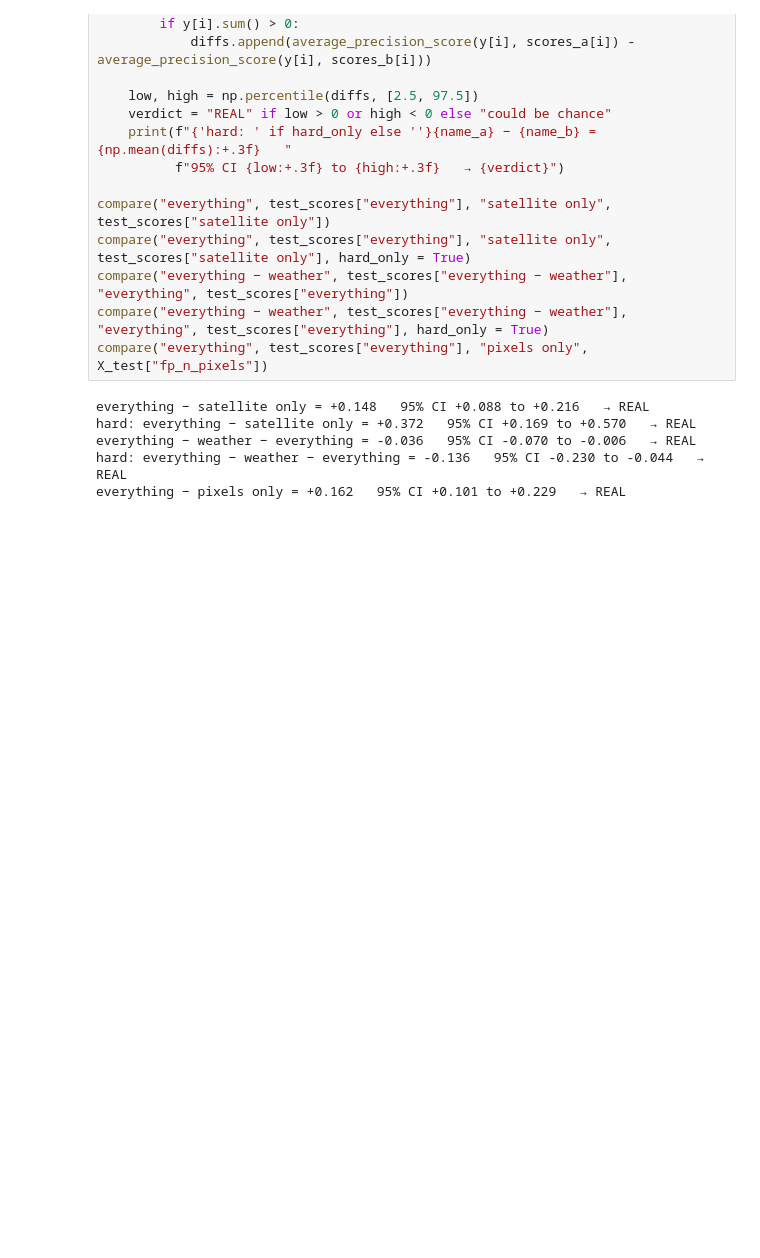
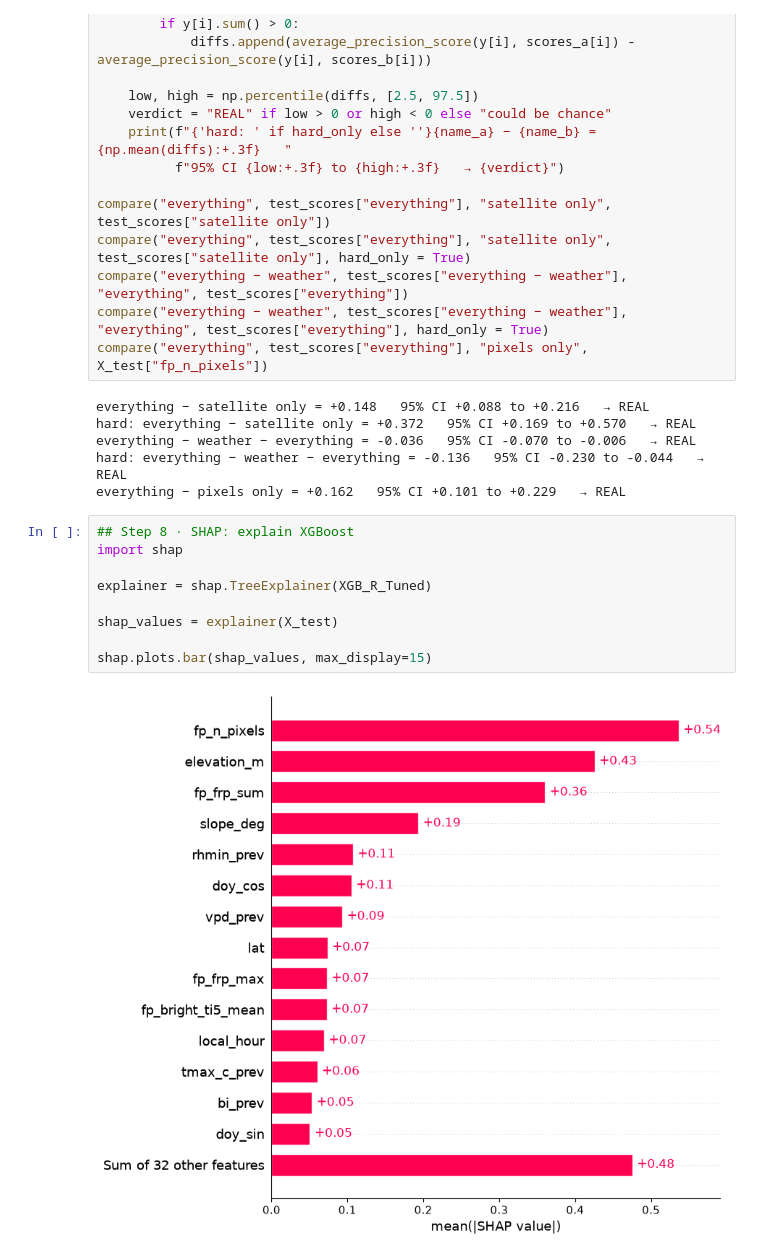
Before and after one commit to NijatTaghizada/wildfire-severity-prediction, a Jupyter notebook: notebooks/02_models.ipynb, the cells around one changed output. Saved outputs shown, nothing was run; the diff lists cells and outputs as text; blank space fills up the shorter version.

Commit message:
New SHAP cells

```diff
--- a/notebooks/02_models.ipynb
+++ b/notebooks/02_models.ipynb
@@ -520,3 +520,14 @@ hard: everything − satellite only = +0.372   95% CI +0.169 to +0.570   → REA
 everything − weather − everything = -0.036   95% CI -0.070 to -0.006   → REAL
 hard: everything − weather − everything = -0.136   95% CI -0.230 to -0.044   → REAL
 everything − pixels only = +0.162   95% CI +0.101 to +0.229   → REAL
+# %%
+## Step 8 · SHAP: explain XGBoost
+import shap
+
+explainer = shap.TreeExplainer(XGB_R_Tuned)
+
+shap_values = explainer(X_test)
+
+shap.plots.bar(shap_values, max_display=15)
+# %% [output]
+[figure, added]
```
Also changed, not shown: parts of 3 cells of this notebook.
